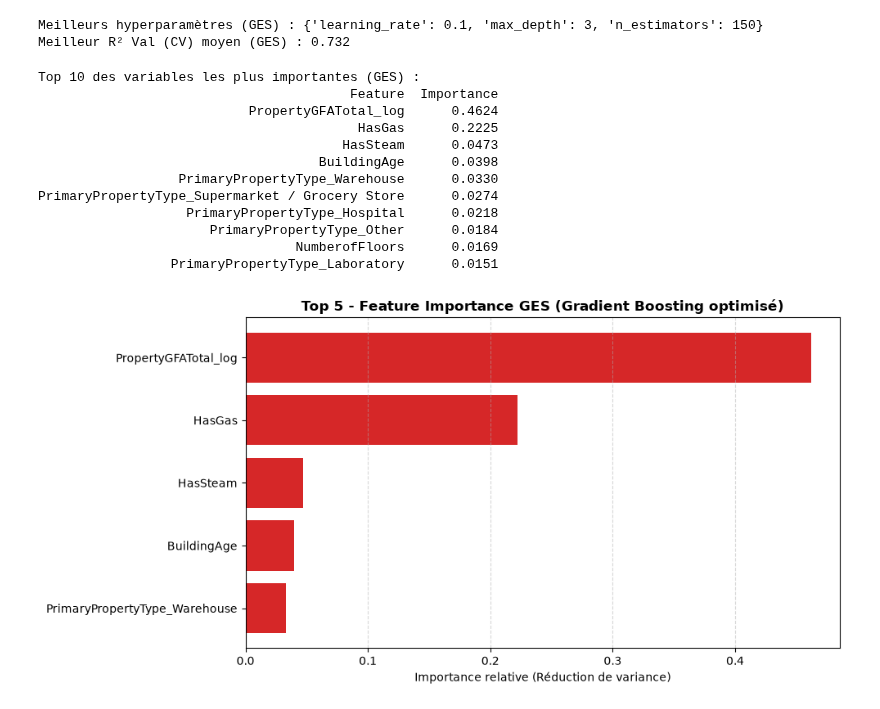
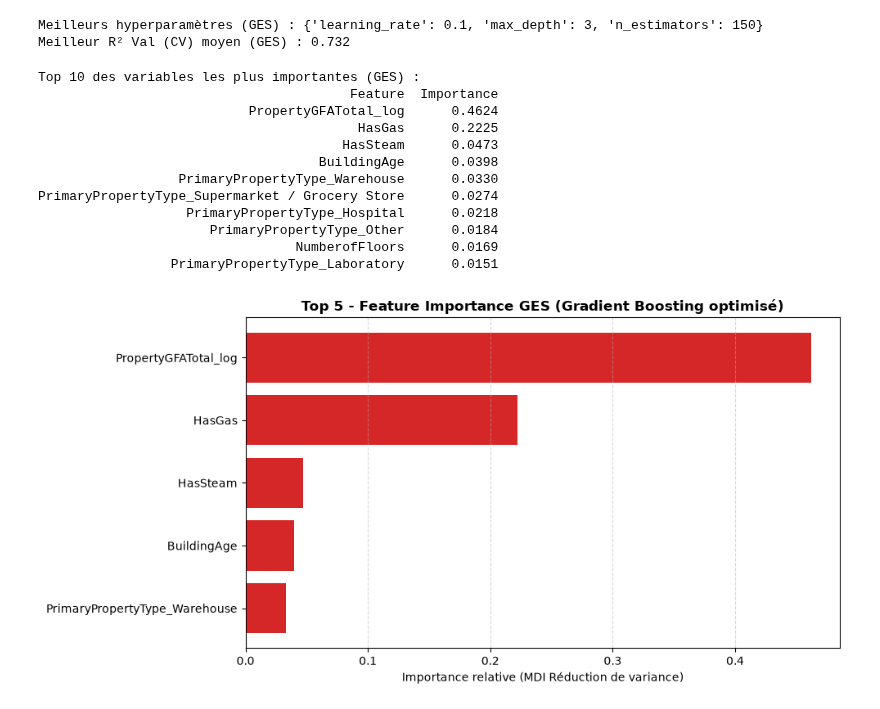
Before and after one commit to Alexis-h2/P3_OC_consommation_batiments_IA, a Jupyter notebook: Hernandez_Alexis_1_notebook_102026.ipynb, the cells around one changed output. Drawn from its saved outputs; the diff is of its cells as text; code cells hidden in the pictures.

```diff
--- a/Hernandez_Alexis_1_notebook_102026.ipynb
+++ b/Hernandez_Alexis_1_notebook_102026.ipynb
@@ -1263,32 +1263,32 @@ df_importance_ghg = pd.DataFrame({
     'Importance': importances_ghg
 }).sort_values(by='Importance', ascending=False)
 
 print("\nTop 10 des variables les plus importantes (GES) :")
 print(df_importance_ghg.head(10).round(4).to_string(index=False))
 
 
 # Tracé graphique horizontal
 plt.figure(figsize=(10, 5))
 top_n = 5
 top_features_ghg = df_importance_ghg.head(top_n).sort_values(by='Importance', ascending=True)
 
 plt.barh(top_features_ghg['Feature'], top_features_ghg['Importance'], color='#d62728', edgecolor='none')
 plt.title(f"Top {top_n} - Feature Importance GES (Gradient Boosting optimisé)", fontsize=12, fontweight='bold')
-plt.xlabel("Importance relative (Réduction de variance)")
+plt.xlabel("Importance relative (MDI Réduction de variance)")
 plt.grid(axis='x', linestyle='--', alpha=0.5)
 plt.tight_layout()
 plt.show()
 # %% [output]
 Top 10 des variables les plus importantes (GES) :
                                         Feature  Importance
                            PropertyGFATotal_log      0.4624
                                          HasGas      0.2225
                                        HasSteam      0.0473
                                     BuildingAge      0.0398
                   PrimaryPropertyType_Warehouse      0.0330
 PrimaryPropertyType_Supermarket / Grocery Store      0.0274
                    PrimaryPropertyType_Hospital      0.0218
                       PrimaryPropertyType_Other      0.0184
                                  NumberofFloors      0.0169
                  PrimaryPropertyType_Laboratory      0.0151
-[figure, old version]
+[figure, new version]
```
Also changed, not shown: parts of 1 cell of this notebook.
